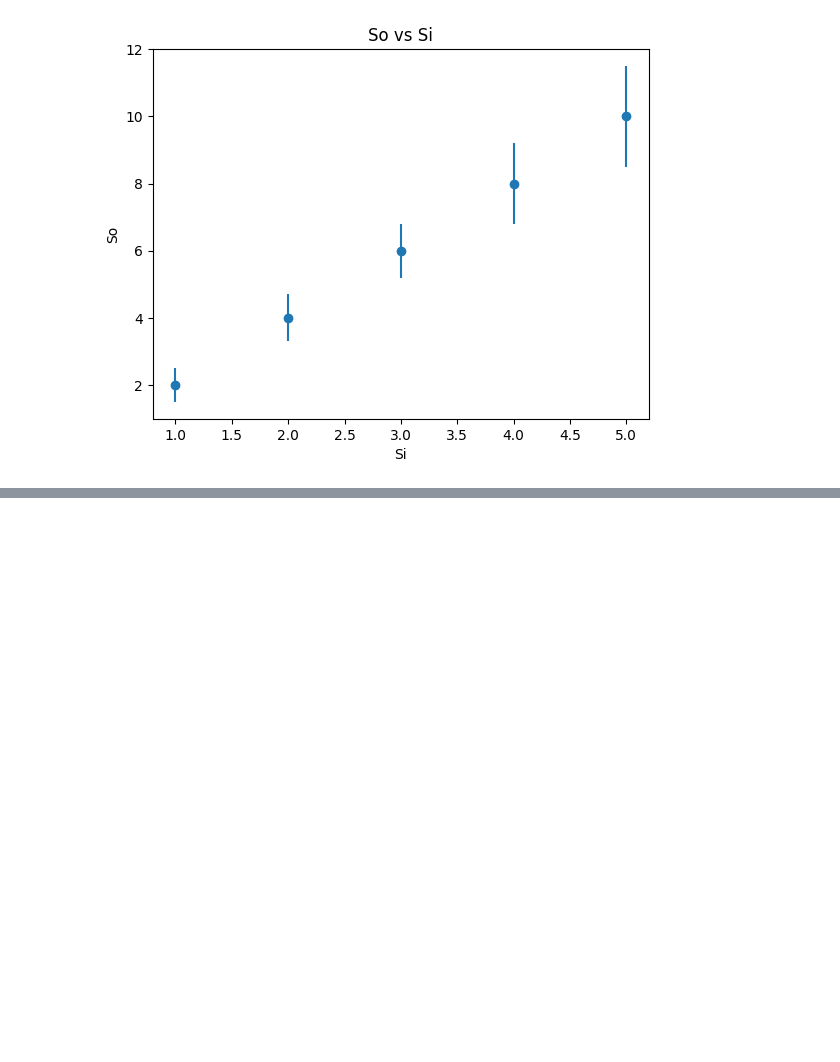
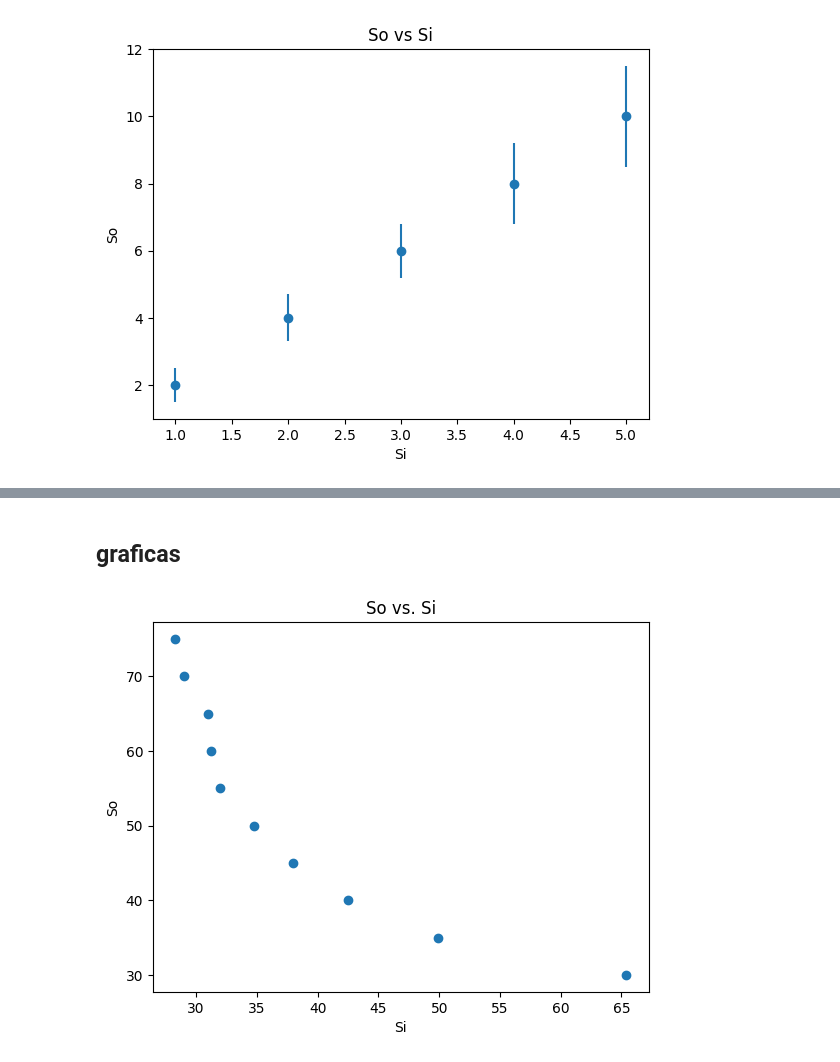
Before and after one commit to MaximilianoVM/PHYSICS_LABS, a Jupyter notebook: 4_LabOptica_DFocalesEsfericos.ipynb, the cells around one changed output, grey strips where cells are left out. Drawn from its saved outputs; the diff is of its cells as text; code cells hidden in the pictures; blank space fills up the shorter version.

```diff
--- a/3_LabOptica_DFocalesEsfericos.ipynb
+++ b/4_LabOptica_DFocalesEsfericos.ipynb
@@ -241,0 +239,7 @@ plt.show()
+# %%
+Sol = np.array([30, 35, 40, 45, 50, 55, 60, 65, 70, 75])
+
+Sil = np.array([65.4, 49.9, 42.5, 38, 34.8, 32, 31.2, 31, 29, 28.3])
+# %%
+Sol_1 = 1/Sol
+Sil_1 = 1/Sil
@@ -241,0 +248,3 @@ plt.show()
+# %%
+df2 = pd.DataFrame({'si': Sil, 'so': Sol, '1/si': Sil_1, '1/so': Sol_1})
+df2
@@ -241,0 +263,12 @@ plt.show()
+# %% [markdown]
+## graficas
+# %%
+plt.scatter(df2['si'],df2['so'])
+
+plt.title('So vs. Si')
+plt.xlabel('Si')
+plt.ylabel('So')
+
+plt.show()
+# %% [output]
+[figure, added]
```
Also changed, not shown: parts of 20 cells of this notebook.
